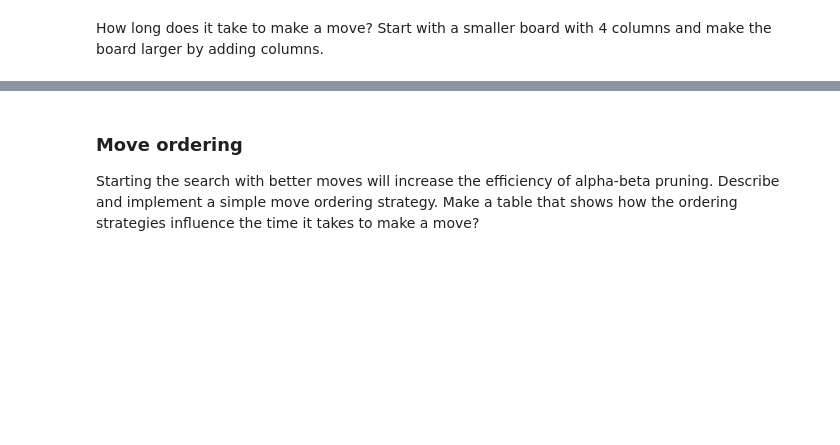
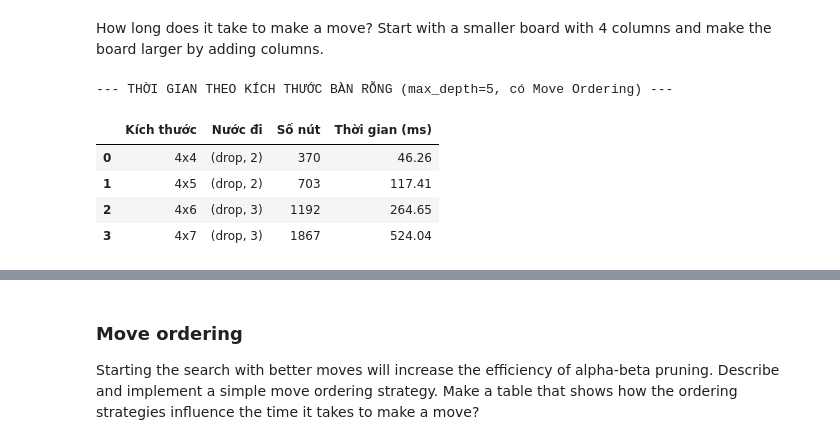
Before and after one commit to SGU-2627-PBL-AdvancedAI/LAB05_GAME, a Jupyter notebook: assignment_mean_connect4.ipynb, the cells around one changed output, grey strips where cells are left out. Saved outputs shown, nothing was run; the diff lists cells and outputs as text; code cells hidden in the pictures; blank space fills up the shorter version.

Commit message:
feat: Hoàn thành Task 1-5 bài Mean Connect 4 (Heuristic & PMCS)

```diff
--- a/assignment_mean_connect4.ipynb
+++ b/assignment_mean_connect4.ipynb
@@ -133,0 +494,18 @@ Experiment with some manually created boards (at least 5) to check if the agent
+# %%
+print("--- KIỂM THỬ TRÊN 5 BÀN CỜ THỦ CÔNG (Bàn 4x4, max_depth=5) ---")
+b1 = empty_board((4, 4)); b1[3, 0]=1; b1[3, 1]=1; b1[3, 2]=1 # Đỏ sắp thắng ngang
+b2 = empty_board((4, 4)); b2[3, 0]=-1; b2[2, 0]=-1; b2[1, 0]=-1 # Vàng sắp thắng dọc
+b3 = empty_board((4, 4)); b3[3, 0]=1; b3[3, 1]=-1; b3[2, 1]=-1; b3[3, 2]=1 # Giằng co
+b4 = empty_board((4, 4)); b4[3,0]=1; b4[3,1]=1; b4[3,2]=-1 # Có thể dùng Mean
+b5 = empty_board((4, 4)) # Rỗng
+
+boards = [("1. Đỏ sắp thắng ngang", b1),
+          ("2. Vàng sắp thắng dọc", b2),
+          ("3. Bàn cờ giằng co", b3),
+          ("4. Đỏ dùng Mean rút Vàng", b4),
+          ("5. Bàn 4x4 rỗng", b5)]
+
+for name, b in boards:
+    print(f"\n{name}:")
+    res = alpha_beta_search(b, player=1, max_depth=5, use_ordering=True)
+    print(f"Nước đi chọn: {res['move']}, Giá trị: {res['value']}, Số nút: {res['nodes']}")
@@ -137,0 +537,20 @@ How long does it take to make a move? Start with a smaller board with 4 columns
+# %%
+print("--- THỜI GIAN THEO KÍCH THƯỚC BÀN RỖNG (max_depth=5, có Move Ordering) ---")
+sizes = [(4, 4), (4, 5), (4, 6), (4, 7)]
+scale_rows = []
+
+for r, c in sizes:
+    b = empty_board((r, c))
+    t0 = time.perf_counter()
+    res = alpha_beta_search(b, player=1, max_depth=5, use_ordering=True)
+    t_ms = (time.perf_counter() - t0) * 1000
+    scale_rows.append({"Kích thước": f"{r}x{c}", "Nước đi": res["move"], "Số nút": res["nodes"], "Thời gian (ms)": round(t_ms, 2)})
+
+display(pd.DataFrame(scale_rows))
+# %% [output]
+--- THỜI GIAN THEO KÍCH THƯỚC BÀN RỖNG (max_depth=5, có Move Ordering) ---
+|  | Kích thước | Nước đi | Số nút | Thời gian (ms) |
+| 0 | 4x4 | (drop, 2) | 370 | 46.26 |
+| 1 | 4x5 | (drop, 2) | 703 | 117.41 |
+| 2 | 4x6 | (drop, 3) | 1192 | 264.65 |
+| 3 | 4x7 | (drop, 3) | 1867 | 524.04 |
```
Also changed, not shown: parts of 54 cells of this notebook.
